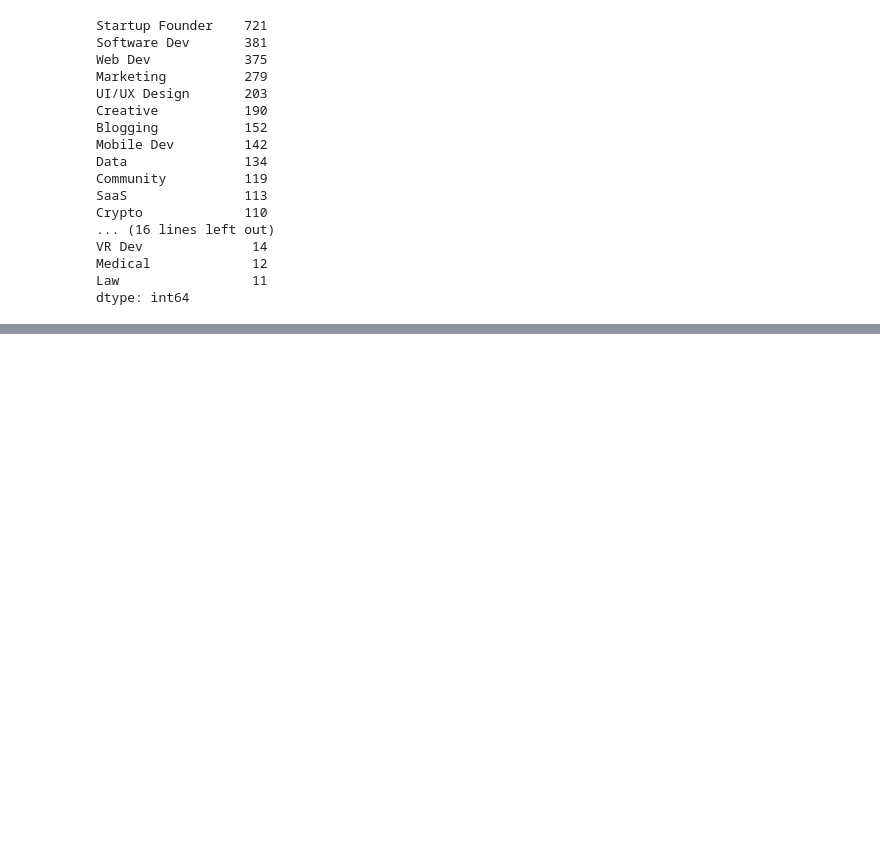
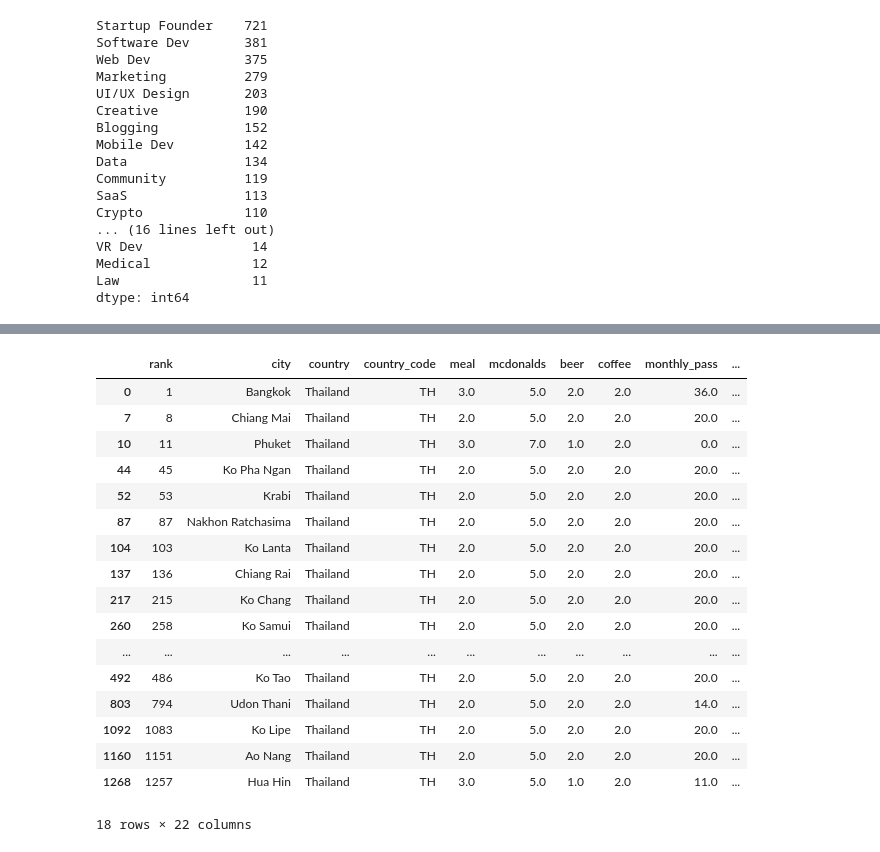
Before and after one commit to PuiKiRebeccaWOO/final_project, a Jupyter notebook: notebooks/nomads_analysis.ipynb, the cells around one changed output, grey strips where cells are left out. Saved outputs shown, nothing was run; the diff lists cells and outputs as text; code cells hidden in the pictures; blank space fills up the shorter version.

Commit message:
nomads_all_merged created

```diff
--- a/notebooks/nomads_analysis.ipynb
+++ b/notebooks/nomads_analysis.ipynb
@@ -473,0 +850,7 @@ dtype: int64
+# %%
+# Fill missing values for specific cities
+nomads_all_merged.loc[nomads_all_merged["city"] == "Trier", ["country", "country_code"]] = ["Germany", "DE"]
+nomads_all_merged.loc[nomads_all_merged["city"] == "Khartoum", ["country", "country_code"]] = ["Sudan", "SD"]
+nomads_all_merged = nomads_all_merged.sort_values(by=["country", "rank"], ascending=[True, True])
+
+nomads_all_merged.head()
@@ -473,0 +865,7 @@ dtype: int64
+# %%
+# Calculate the average digital_nomads_count by country_code
+avg_nomads_by_country = nomads_all_merged.groupby("country_code")["digital_nomads_count"].transform("mean")
+
+# Fill NaN values in digital_nomads_count with the country average
+nomads_all_merged["digital_nomads_count"] = nomads_all_merged["digital_nomads_count"].fillna(avg_nomads_by_country)
+nomads_all_merged
@@ -473,0 +886,25 @@ dtype: int64
+# %%
+nomads_all_merged = nomads_all_merged.dropna(subset=["digital_nomads_count"])
+# %%
+nomads_all_merged = nomads_all_merged.dropna(subset=["cost_of_living_value"])
+# %%
+nomads_all_merged[nomads_all_merged["country"] == "Thailand"]
+# %% [output]
+|  | rank | city | country | country_code | meal | mcdonalds | beer | coffee | monthly_pass | ... |
+| 0 | 1 | Bangkok | Thailand | TH | 3.0 | 5.0 | 2.0 | 2.0 | 36.0 | ... |
+| 7 | 8 | Chiang Mai | Thailand | TH | 2.0 | 5.0 | 2.0 | 2.0 | 20.0 | ... |
+| 10 | 11 | Phuket | Thailand | TH | 3.0 | 7.0 | 1.0 | 2.0 | 0.0 | ... |
+| 44 | 45 | Ko Pha Ngan | Thailand | TH | 2.0 | 5.0 | 2.0 | 2.0 | 20.0 | ... |
+| 52 | 53 | Krabi | Thailand | TH | 2.0 | 5.0 | 2.0 | 2.0 | 20.0 | ... |
+| 87 | 87 | Nakhon Ratchasima | Thailand | TH | 2.0 | 5.0 | 2.0 | 2.0 | 20.0 | ... |
+| 104 | 103 | Ko Lanta | Thailand | TH | 2.0 | 5.0 | 2.0 | 2.0 | 20.0 | ... |
+| 137 | 136 | Chiang Rai | Thailand | TH | 2.0 | 5.0 | 2.0 | 2.0 | 20.0 | ... |
+| 217 | 215 | Ko Chang | Thailand | TH | 2.0 | 5.0 | 2.0 | 2.0 | 20.0 | ... |
+| 260 | 258 | Ko Samui | Thailand | TH | 2.0 | 5.0 | 2.0 | 2.0 | 20.0 | ... |
+| ... | ... | ... | ... | ... | ... | ... | ... | ... | ... | ... |
+| 492 | 486 | Ko Tao | Thailand | TH | 2.0 | 5.0 | 2.0 | 2.0 | 20.0 | ... |
+| 803 | 794 | Udon Thani | Thailand | TH | 2.0 | 5.0 | 2.0 | 2.0 | 14.0 | ... |
+| 1092 | 1083 | Ko Lipe | Thailand | TH | 2.0 | 5.0 | 2.0 | 2.0 | 20.0 | ... |
+| 1160 | 1151 | Ao Nang | Thailand | TH | 2.0 | 5.0 | 2.0 | 2.0 | 20.0 | ... |
+| 1268 | 1257 | Hua Hin | Thailand | TH | 3.0 | 5.0 | 1.0 | 2.0 | 11.0 | ... |
+18 rows × 22 columns
```
Also changed, not shown: parts of 42 cells of this notebook, 4 other files.
